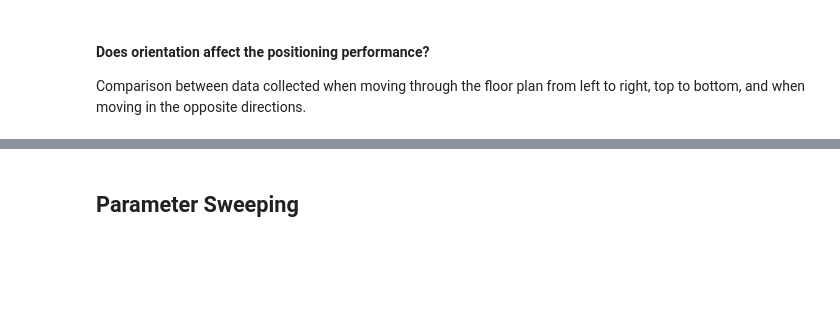
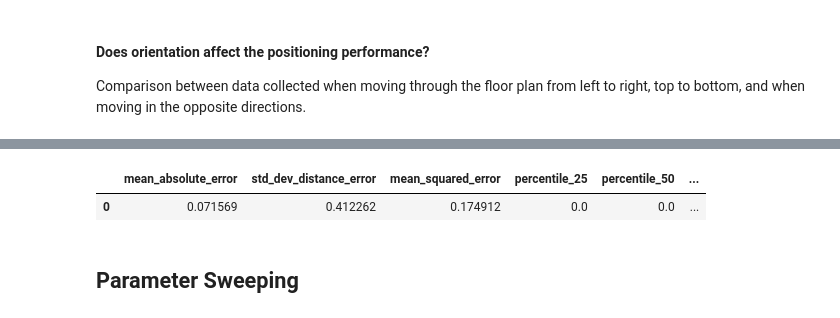
Before and after one commit to YanuX-Framework/YanuX-Cruncher, a Jupyter notebook: CruncherLab.ipynb, the cells around one changed output, grey strips where cells are left out. Cells and saved outputs as stored; diff of their text form; code cells hidden in the pictures; blank space fills up the shorter version.

```diff
--- a/CruncherLab.ipynb
+++ b/CruncherLab.ipynb
@@ -592,0 +656,13 @@ metrics_table.sort_values(cols[2:])
+# %%
+X = wifi_samples[mac_addresses].copy()
+y = wifi_samples[["x", "y"]].copy()
+y["label"] = "(" + y_label.x.map(str) + ", " + y_label.y.map(str) + ")"
+
+X_train, X_test, y_train, y_test = train_test_split(X.fillna(-100),y[["x", "y"]],
+                                                    test_size=0.5,
+                                                    stratify=y["label"].values,
+                                                    random_state=0)
+#X_train = X_train.reset_index(drop=True)
+#X_test = X_test.reset_index(drop=True)
+#y_train = y_train.reset_index(drop=True)
+#y_test = y_test.reset_index(drop=True)
@@ -593,3 +742,16 @@ metrics_table.sort_values(cols[2:])
+# %%
+y_true, y_pred = y_test, grid.predict(X_test)
+#Only applicable to classifiers. I'm currently using regression!!
+#print(classification_report(y_true, y_pred))
+
+predictions = pd.DataFrame(y_pred, columns=["x", "y"])
+result = y_true.reset_index(drop=True).join(predictions, rsuffix="_predicted")
+result["error"] = (predictions[["x", "y"]] - result[["x", "y"]]).apply(np.linalg.norm, axis=1)
+metrics = experiment_metrics(result)
+pd.DataFrame([metrics], columns=list(metrics.keys()))
+# %% [output]
+|  | mean_absolute_error | std_dev_distance_error | mean_squared_error | percentile_25 | percentile_50 | ... |
+| 0 | 0.071569 | 0.412262 | 0.174912 | 0.0 | 0.0 | ... |
 # %% [markdown]
 ## Parameter Sweeping ##
 # %% [markdown]
```
Also changed, not shown: parts of 19 cells of this notebook, 1 other file.
